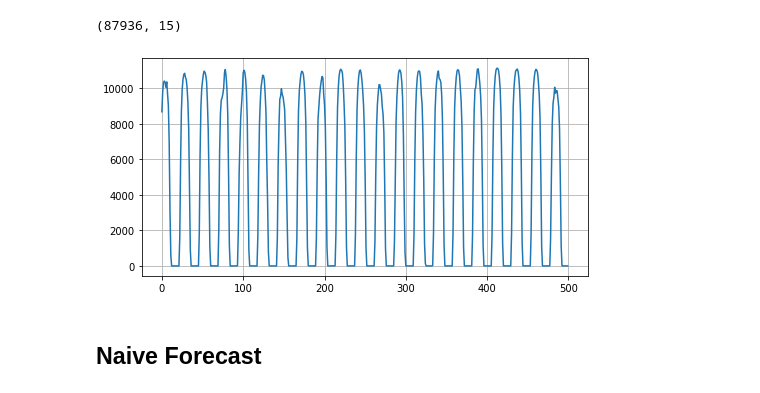
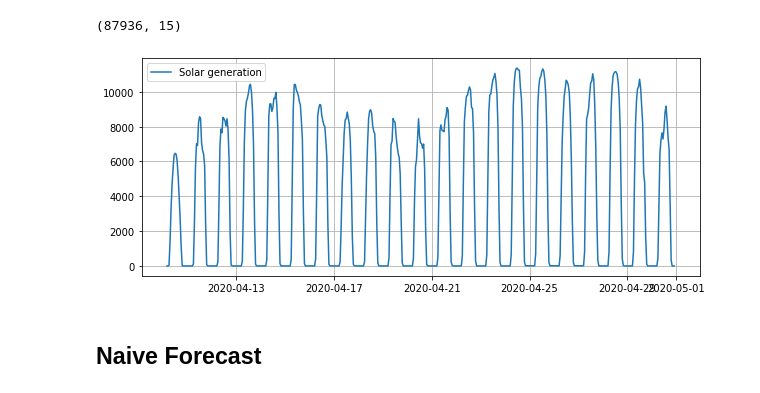
Before and after one commit to dlevonian/california_renewables, a Jupyter notebook: caiso_forecast.ipynb, the cells around one changed output. Cells and saved outputs as stored; diff of their text form; code cells hidden in the pictures.

```diff
--- a/caiso_forecast.ipynb
+++ b/caiso_forecast.ipynb
@@ -23,6 +35,21 @@ from google.colab import drive
 drive.mount('/content/drive', force_remount=True)
 # %% [output]
 Mounted at /content/drive
+# %%
+# helper plot function
+def plot_series(view, t, series_dict):
+    """Args:
+         view, tuple or list of (t_start, t_end)
+         t, array-like of timesteps (x axis)
+         series_dist, dict of {'series_name': series}
+    """
+    view=slice(view[0], view[1])
+    plt.figure(figsize=(10,4))
+    for label, series in series_dict.items():
+        plt.plot(t[view], series[view], label=label)
+    plt.grid()
+    plt.legend()
+    plt.show()
 # %%
 path = '/content/drive/My Drive/NYCDSA/california_renewables/'  # Google Drive path
 # %%
@@ -71,10 +98,8 @@ df.shape
 series = df['SOLAR_PV'].values + df['SOLAR_THERMAL'].values
-# %%
-plt.figure(figsize=(8,4))
-plt.plot(series[80_000:80_500])
-plt.grid()
-# %% [output]
-[figure, removed]
+# %%
+plot_series((-500,-1), dt, {'Solar generation': series})
+# %% [output]
+[figure, added]
 # %%
 split_time = 76_272    # January 1, 2019, 00:00
 
```
Also changed, not shown: parts of 59 cells of this notebook.
